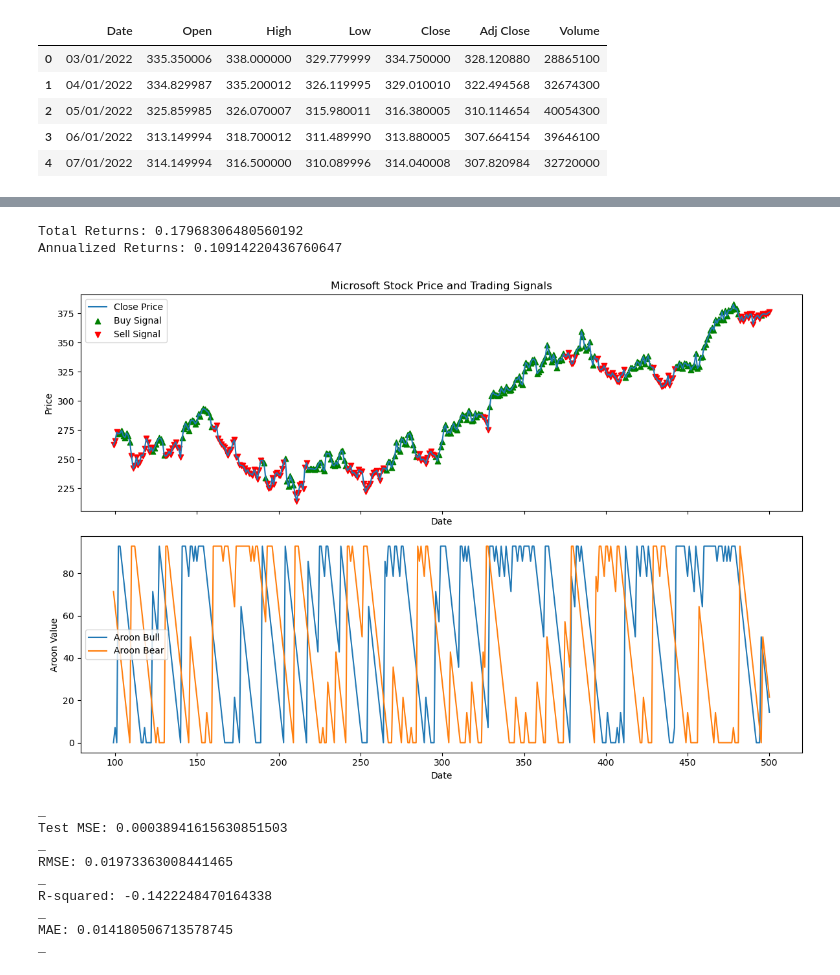
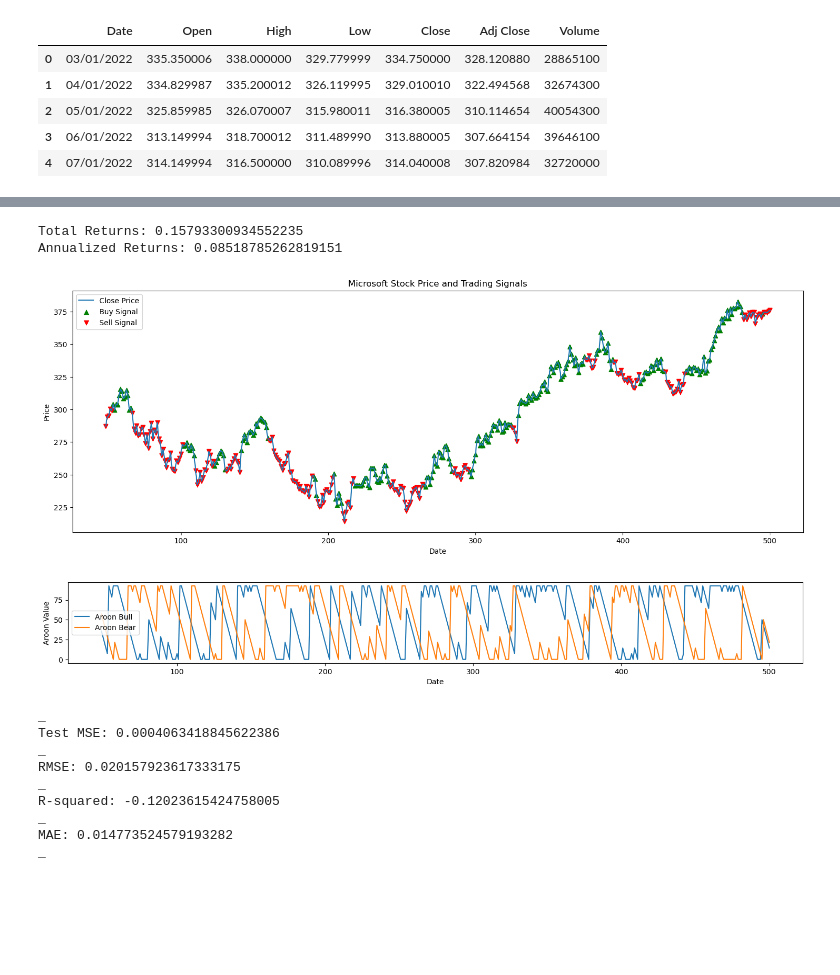
Before and after one commit to dioconnoi/IGP_Project_Stock-PRediction-Using-Machine-Learning-NonMachinelearning-Methods, a Jupyter notebook: IGP_Aroon_Indicator.ipynb, the cells around one changed output, grey strips where cells are left out. Saved outputs shown, nothing was run; the diff lists cells and outputs as text; code cells hidden in the pictures; blank space fills up the shorter version.

```diff
--- a/IGP_Aroon_Indicator.ipynb
+++ b/IGP_Aroon_Indicator.ipynb
@@ -21,7 +22,7 @@ data.head()
 # %%
 
 # Calculate technical indicators
-data['50_MA'] = data['Close'].rolling(window=100).mean()
+data['50_MA'] = data['Close'].rolling(window=50).mean()
 data['20_STD'] = data['Close'].rolling(window=20).std()
 data['Upper_Band'] = data['Close'] + 2 * data['20_STD']
 data['Lower_Band'] = data['Close'] - 2 * data['20_STD']
@@ -34,9 +35,6 @@ data['Prev_High'] = data['High'].shift(+1)
 data['aroon_bull'] = 100 * data['High'].rolling(window=14).apply(lambda x: x.argmax()) / 14
 data['aroon_bear'] = 100 * data['Low'].rolling(window=14).apply(lambda x: x.argmin()) / 14
 
-#data['Buy_Signal'] = np.where((data['Close'] > data['50_MA']), 1, 0)
-#data['Sell_Signal'] = np.where((data['Close'] < data['50_MA']), -1, 0)
-
 #data['Buy_Signal'] = np.where((data['Close'] > data['50_MA']) & (data['aroon_bull'] > data['aroon_bear']), 1, 0)
 #data['Sell_Signal'] = np.where((data['Close'] < data['50_MA']) & (data['aroon_bear'] > data['aroon_bull']), -1, 0)
 
@@ -99,35 +97,34 @@ data['Strategy_Returns'] = data['Positions'].shift(1) * data['Returns']
 print("Total Returns:", data['Strategy_Returns'].sum())
 print("Annualized Returns:", (1 + data['Strategy_Returns'].sum()) ** (252 / len(data)) - 1)
 # %% [output]
-Total Returns: 0.17968306480560192
-Annualized Returns: 0.10914220436760647
+Total Returns: 0.15793300934552235
+Annualized Returns: 0.08518785262819151
 # %%
 # Plot the signals
-def plot_signals(data):
-    fig, (ax1, ax2) = plt.subplots(2, 1, figsize=(12, 8), sharex=True)
+fig, ax1 = plt.subplots(figsize=(18, 6))
 
-    # Plot the close price and buy/sell signals
-    ax1.plot(data.index, data['Close'], label='Close Price')
-    ax1.scatter(data.index[data['Buy_Signal'] == 1], data['Close'][data['Buy_Signal'] == 1], color='green', marker='^', label='Buy Signal')
-    ax1.scatter(data.index[data['Sell_Signal'] == -1], data['Close'][data['Sell_Signal'] == -1], color='red', marker='v', label='Sell Signal')
-    ax1.set_title('Microsoft Stock Price and Trading Signals')
-    ax1.set_xlabel('Date')
-    ax1.set_ylabel('Price')
-    ax1.legend()
+# Plot the close price and buy/sell signals
+ax1.plot(data.index, data['Close'], label='Close Price')
+ax1.scatter(data.index[data['Buy_Signal'] == 1], data['Close'][data['Buy_Signal'] == 1], color='green', marker='^', label='Buy Signal')
+ax1.scatter(data.index[data['Sell_Signal'] == -1], data['Close'][data['Sell_Signal'] == -1], color='red', marker='v', label='Sell Signal')
+ax1.set_title('Microsoft Stock Price and Trading Signals')
+ax1.set_xlabel('Date')
+ax1.set_ylabel('Price')
+ax1.legend()
+plt.show()
 
-    # Plot the Aroon bull and bear indicators
-    ax2.plot(data.index, data['aroon_bull'], label='Aroon Bull')
-    ax2.plot(data.index, data['aroon_bear'], label='Aroon Bear')
-    ax2.set_xlabel('Date')
-    ax2.set_ylabel('Aroon Value')
-    ax2.legend()
-
-    plt.tight_layout()
-    plt.show()
-
-plot_signals(data)
+# Plot the Aroon bull and bear indicators
+fig, ax2 = plt.subplots(figsize=(18, 2))
+ax2.plot(data.index, data['aroon_bull'], label='Aroon Bull')
+ax2.plot(data.index, data['aroon_bear'], label='Aroon Bear')
+ax2.set_xlabel('Date')
+ax2.set_ylabel('Aroon Value')
+ax2.legend()
+#plt.tight_layout()
+plt.show()
 # %% [output]
-[figure, old version]
+[figure, new version]
+[figure, added]
 # %%
 # Calculate the actual stock returns
 actual_returns = data['Close'].pct_change().fillna(0)
@@ -171,11 +168,11 @@ print("MAE:", mae)
 print("_")
 # %% [output]
 _
-Test MSE: 0.00038941615630851503
+Test MSE: 0.0004063418845622386
 _
-RMSE: 0.01973363008441465
+RMSE: 0.020157923617333175
 _
-R-squared: -0.1422248470164338
+R-squared: -0.12023615424758005
 _
-MAE: 0.014180506713578745
+MAE: 0.014773524579193282
 _
```
Also changed, not shown: parts of 2 cells of this notebook, 1 other file.
